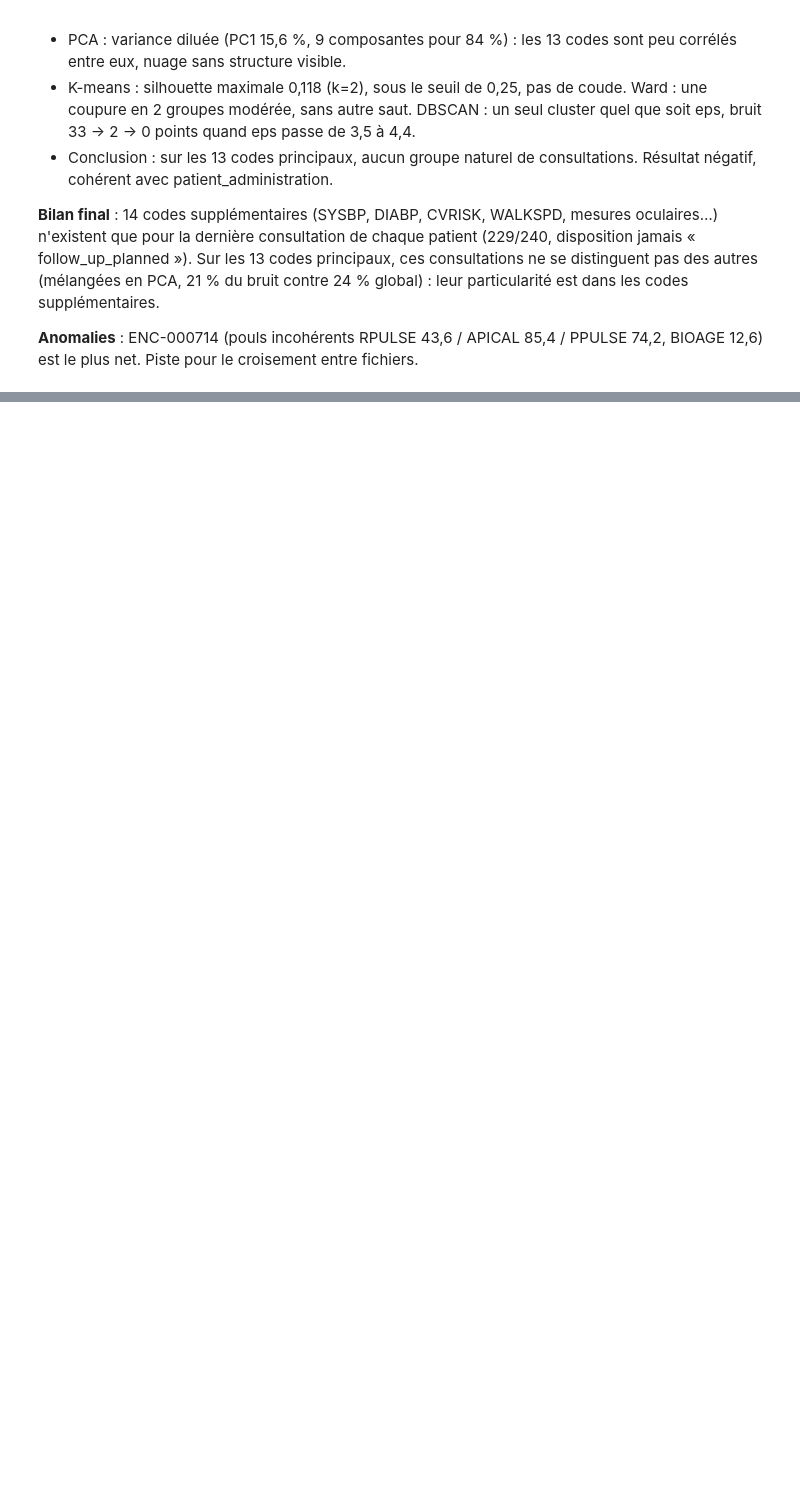
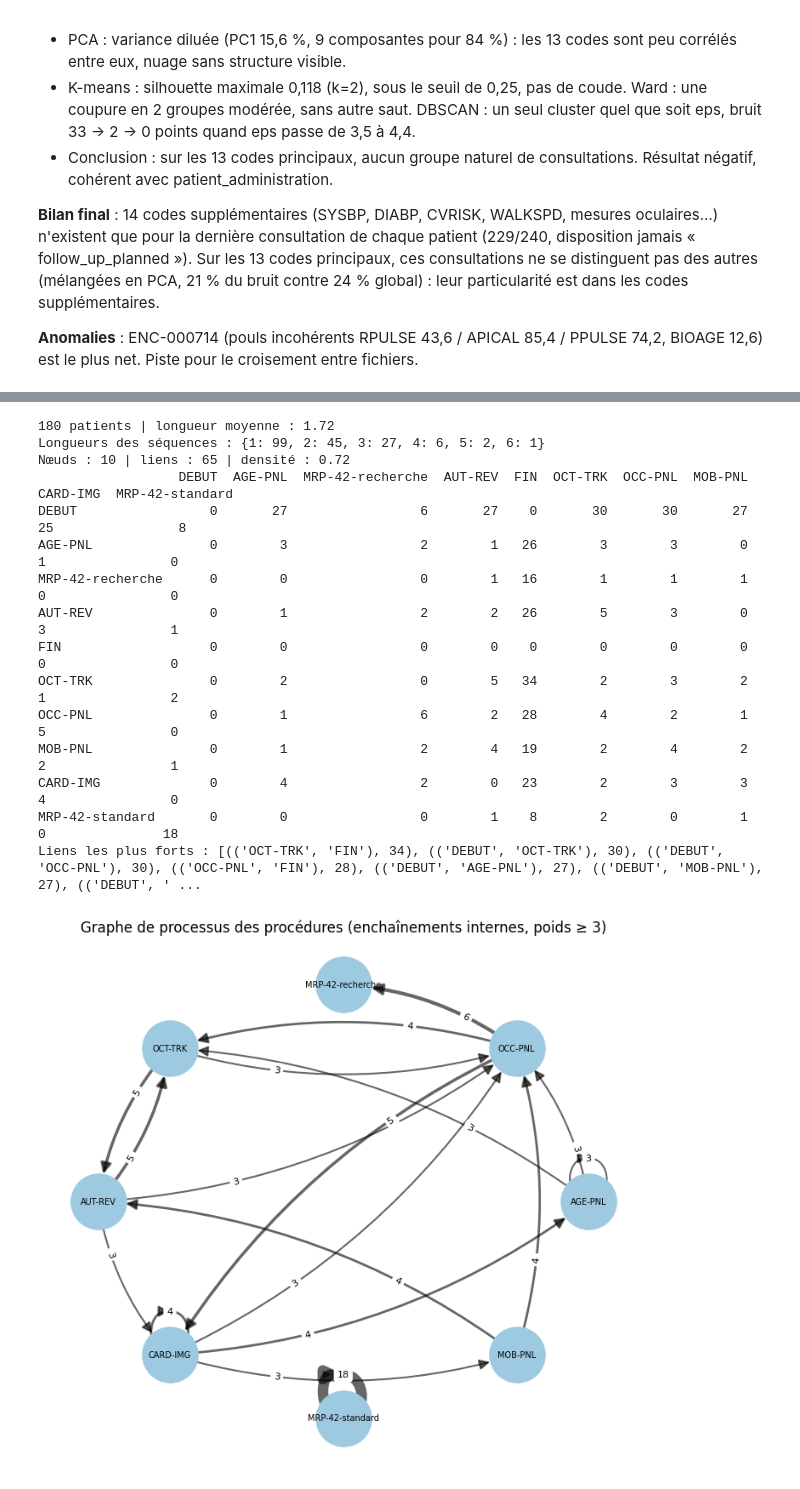
Before and after one commit to Sheik-info/20262027-UE-DataMining-Project, a Jupyter notebook: health.ipynb, the cells around one changed output, grey strips where cells are left out. Saved outputs shown, nothing was run; the diff lists cells and outputs as text; code cells hidden in the pictures; blank space fills up the shorter version.

Commit message:
Cm4 sur clinical_procedures : graphe de processus, Heuristic Miner, graphe biparti patient-procedure

```diff
--- a/health.ipynb
+++ b/health.ipynb
@@ -1796,0 +1808,71 @@ dtype: float64
+# %%
+import networkx as nx
+import matplotlib.pyplot as plt
+from collections import Counter
+
+# Sécurité : recréer procedure_type si les cellules du cours 2 n'ont pas été exécutées
+if 'procedure_type' not in cp.columns:
+    cp['procedure_type'] = cp['procedure_code']
+    est_mrp = cp['procedure_code'] == 'MRP-42'
+    cp.loc[est_mrp & (cp['authorization_class'] == 'research_restricted'), 'procedure_type'] = 'MRP-42-recherche'
+    cp.loc[est_mrp & (cp['authorization_class'] != 'research_restricted'), 'procedure_type'] = 'MRP-42-standard'
+
+# 1) Séquence de procédures par patient (ordre chronologique)
+seq = (cp.sort_values(['patient_number', 'performed_time'])
+         .groupby('patient_number')['procedure_type'].apply(list))
+print(len(seq), "patients | longueur moyenne :", round(seq.map(len).mean(), 2))
+print("Longueurs des séquences :", seq.map(len).value_counts().sort_index().to_dict())
+
+# 2) Comptage des enchaînements, avec DEBUT et FIN
+liens = Counter()
+for s in seq:
+    chemin = ['DEBUT'] + s + ['FIN']
+    for a, b in zip(chemin[:-1], chemin[1:]):
+        liens[(a, b)] += 1
+
+G_proc = nx.DiGraph()
+for (a, b), w in liens.items():
+    G_proc.add_edge(a, b, weight=w)
+print("Nœuds :", G_proc.number_of_nodes(), "| liens :", G_proc.number_of_edges(),
+      "| densité :", round(nx.density(G_proc), 2))
+
+# 3) Matrice d'adjacence pondérée (cours 4, slide 6)
+noeuds = list(G_proc.nodes())
+M = pd.DataFrame(0, index=noeuds, columns=noeuds)
+for (a, b), w in liens.items():
+    M.loc[a, b] = w
+pd.set_option('display.width', 250)
+print(M)
+print("Liens les plus forts :", sorted(liens.items(), key=lambda x: -x[1])[:8])
+
+# 4) Dessin : enchaînements internes de poids >= 3 (sans DEBUT / FIN)
+H = nx.DiGraph([(a, b, {'weight': w}) for (a, b), w in liens.items()
+                if w >= 3 and a != 'DEBUT' and b != 'FIN'])
+pos = nx.circular_layout(H)
+plt.figure(figsize=(9, 8))
+nx.draw_networkx_nodes(H, pos, node_size=2200, node_color='#9ecae1')
+nx.draw_networkx_labels(H, pos, font_size=7)
+nx.draw_networkx_edges(H, pos, width=[H[u][v]['weight'] / 2 for u, v in H.edges()],
+                       arrows=True, arrowsize=18, node_size=2200, alpha=0.6,
+                       connectionstyle='arc3,rad=0.15')
+nx.draw_networkx_edge_labels(H, pos, edge_labels={(u, v): d['weight'] for u, v, d in H.edges(data=True)},
+                             font_size=8, label_pos=0.3, connectionstyle='arc3,rad=0.15')
+plt.title("Graphe de processus des procédures (enchaînements internes, poids ≥ 3)")
+plt.axis('off'); plt.show()
+# %% [output]
+180 patients | longueur moyenne : 1.72
+Longueurs des séquences : {1: 99, 2: 45, 3: 27, 4: 6, 5: 2, 6: 1}
+Nœuds : 10 | liens : 65 | densité : 0.72
+                  DEBUT  AGE-PNL  MRP-42-recherche  AUT-REV  FIN  OCT-TRK  OCC-PNL  MOB-PNL  CARD-IMG  MRP-42-standard
+DEBUT                 0       27                 6       27    0       30       30       27        25                8
+AGE-PNL               0        3                 2        1   26        3        3        0         1                0
+MRP-42-recherche      0        0                 0        1   16        1        1        1         0                0
+AUT-REV               0        1                 2        2   26        5        3        0         3                1
+FIN                   0        0                 0        0    0        0        0        0         0                0
+OCT-TRK               0        2                 0        5   34        2        3        2         1                2
+OCC-PNL               0        1                 6        2   28        4        2        1         5                0
+MOB-PNL               0        1                 2        4   19        2        4        2         2                1
+CARD-IMG              0        4                 2        0   23        2        3        3         4                0
+MRP-42-standard       0        0                 0        1    8        2        0        1         0               18
+Liens les plus forts : [(('OCT-TRK', 'FIN'), 34), (('DEBUT', 'OCT-TRK'), 30), (('DEBUT', 'OCC-PNL'), 30), (('OCC-PNL', 'FIN'), 28), (('DEBUT', 'AGE-PNL'), 27), (('DEBUT', 'MOB-PNL'), 27), (('DEBUT', ' ...
+[figure, added]
```
Also changed, not shown: parts of 14 cells of this notebook.
